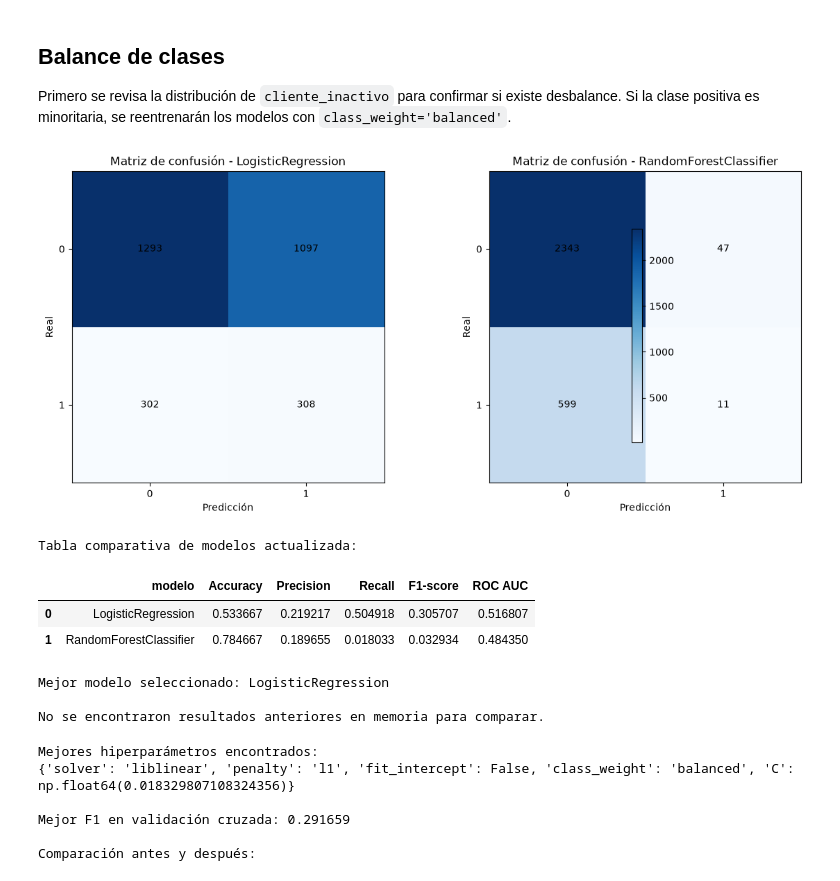
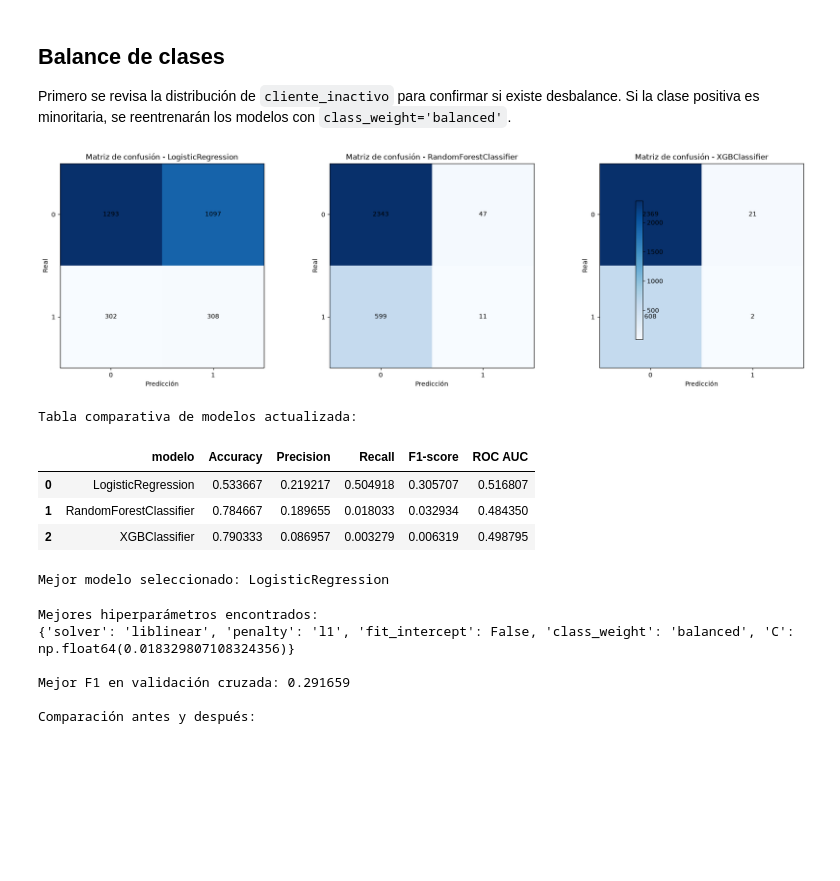
Before and after one commit to cristopfer/Analitica_Datos_01, a Jupyter notebook: proyecto-andinaretail/notebooks/Notebook 03_predictivo.ipynb, the cells around one changed output. Saved outputs shown, nothing was run; the diff lists cells and outputs as text; code cells hidden in the pictures; blank space fills up the shorter version.

Commit message:
Add XGBoost models to regression and classification pipelines

```diff
--- a/proyecto-andinaretail/notebooks/Notebook 03_predictivo.ipynb
+++ b/proyecto-andinaretail/notebooks/Notebook 03_predictivo.ipynb
@@ -827,40 +856,22 @@ Se detectó desbalance. Se usará class_weight="balanced" en ambos modelos.
 
 Primero se revisa la distribución de `cliente_inactivo` para confirmar si existe desbalance. Si la clase positiva es minoritaria, se reentrenarán los modelos con `class_weight='balanced'`.
 # %%
-import matplotlib.pyplot as plt
-from sklearn.ensemble import RandomForestClassifier
-from sklearn.linear_model import LogisticRegression
-from sklearn.metrics import accuracy_score, confusion_matrix, f1_score, precision_score, recall_score, roc_auc_score
+from xgboost import XGBClassifier
 
-# Guardar el último resultado disponible para comparar con el reentrenamiento actual
-resultados_clasificacion_previas = resultados_clasificacion.copy() if 'resultados_clasificacion' in globals() else None
-
-# Aplicar el pipeline de preprocesamiento ya creado
-X_train_clasificacion_preparado = pipeline_preprocesamiento_clasificacion.fit_transform(X_train_clasificacion)
-X_test_clasificacion_preparado = pipeline_preprocesamiento_clasificacion.transform(X_test_clasificacion)
-
-# Convertir a denso solo si el resultado viene en formato disperso
-if hasattr(X_train_clasificacion_preparado, 'toarray'):
-    X_train_clasificacion_preparado = X_train_clasificacion_preparado.toarray()
-    X_test_clasificacion_preparado = X_test_clasificacion_preparado.toarray()
-
-# Entrenamiento de modelos solicitados con ponderación balanceada
-modelo_logit = LogisticRegression(max_iter=1000, random_state=42, class_weight='balanced')
-modelo_logit.fit(X_train_clasificacion_preparado, y_train_clasificacion)
-pred_logit = modelo_logit.predict(X_test_clasificacion_preparado)
-proba_logit = modelo_logit.predict_proba(X_test_clasificacion_preparado)[:, 1]
-
-modelo_rf_clasificacion = RandomForestClassifier(
+# Entrenamiento de XGBClassifier con ponderación balanceada
+modelo_xgb_clasificacion = XGBClassifier(
     n_estimators=200,
+    learning_rate=0.1,
+    max_depth=6,
     random_state=42,
     n_jobs=-1,
-    class_weight='balanced'
+    scale_pos_weight=1  # útil para clases desbalanceadas
 )
-modelo_rf_clasificacion.fit(X_train_clasificacion_preparado, y_train_clasificacion)
-pred_rf_clasificacion = modelo_rf_clasificacion.predict(X_test_clasificacion_preparado)
-proba_rf_clasificacion = modelo_rf_clasificacion.predict_proba(X_test_clasificacion_preparado)[:, 1]
+modelo_xgb_clasificacion.fit(X_train_clasificacion_preparado, y_train_clasificacion)
+pred_xgb_clasificacion = modelo_xgb_clasificacion.predict(X_test_clasificacion_preparado)
+proba_xgb_clasificacion = modelo_xgb_clasificacion.predict_proba(X_test_clasificacion_preparado)[:, 1]
 
-# Evaluación actual
+# Evaluación actual (agregamos XGBClassifier)
 resultados_clasificacion = pd.DataFrame([
     {
         'modelo': 'LogisticRegression',
@@ -876,63 +887,53 @@ resultados_clasificacion = pd.DataFrame([
         'Precision': precision_score(y_test_clasificacion, pred_rf_clasificacion, zero_division=0),
         'Recall': recall_score(y_test_clasificacion, pred_rf_clasificacion, zero_division=0),
         'F1-score': f1_score(y_test_clasificacion, pred_rf_clasificacion, zero_division=0),
         'ROC AUC': roc_auc_score(y_test_clasificacion, proba_rf_clasificacion)
+    },
+    {
+        'modelo': 'XGBClassifier',
+        'Accuracy': accuracy_score(y_test_clasificacion, pred_xgb_clasificacion),
+        'Precision': precision_score(y_test_clasificacion, pred_xgb_clasificacion, zero_division=0),
+        'Recall': recall_score(y_test_clasificacion, pred_xgb_clasificacion, zero_division=0),
+        'F1-score': f1_score(y_test_clasificacion, pred_xgb_clasificacion, zero_division=0),
+        'ROC AUC': roc_auc_score(y_test_clasificacion, proba_xgb_clasificacion)
     }
 ]).sort_values(by=['F1-score', 'ROC AUC'], ascending=[False, False]).reset_index(drop=True)
 
 mejor_modelo_clasificacion = resultados_clasificacion.iloc[0]['modelo']
 
-# Matrices de confusión actuales
-matriz_confusion_logit = confusion_matrix(y_test_clasificacion, pred_logit)
-matriz_confusion_rf = confusion_matrix(y_test_clasificacion, pred_rf_clasificacion)
+# Matriz de confusión para XGBClassifier
+matriz_confusion_xgb = confusion_matrix(y_test_clasificacion, pred_xgb_clasificacion)
 
-fig, axes = plt.subplots(1, 2, figsize=(12, 5))
+fig, axes = plt.subplots(1, 3, figsize=(18, 5))
 for ax, matriz, titulo in [
     (axes[0], matriz_confusion_logit, 'LogisticRegression'),
-    (axes[1], matriz_confusion_rf, 'RandomForestClassifier')
+    (axes[1], matriz_confusion_rf, 'RandomForestClassifier'),
+    (axes[2], matriz_confusion_xgb, 'XGBClassifier')
 ]:
     im = ax.imshow(matriz, cmap='Blues')
     ax.set_title(f'Matriz de confusión - {titulo}')
     ax.set_xlabel('Predicción')
     ax.set_ylabel('Real')
     ax.set_xticks([0, 1])
     ax.set_yticks([0, 1])
     for i in range(matriz.shape[0]):
         for j in range(matriz.shape[1]):
             ax.text(j, i, matriz[i, j], ha='center', va='center', color='black')
 fig.colorbar(im, ax=axes.ravel().tolist(), shrink=0.8)
 plt.tight_layout()
 plt.show()
 
 print('Tabla comparativa de modelos actualizada:')
 display(resultados_clasificacion)
 print(f'\nMejor modelo seleccionado: {mejor_modelo_clasificacion}')
-
-# Comparación contra el resultado anterior si existe en memoria
-if resultados_clasificacion_previas is not None:
-    comparacion_resultados_clasificacion = resultados_clasificacion.merge(
-        resultados_clasificacion_previas,
-        on='modelo',
-        how='left',
-        suffixes=('_actual', '_anterior')
-    )
-    for metrica in ['Accuracy', 'Precision', 'Recall', 'F1-score', 'ROC AUC']:
-        comparacion_resultados_clasificacion[f'delta_{metrica}'] = (
-            comparacion_resultados_clasificacion[f'{metrica}_actual'] - comparacion_resultados_clasificacion[f'{metrica}_anterior']
-        )
-    print('\nComparación con los resultados anteriores:')
-    display(comparacion_resultados_clasificacion)
-else:
-    print('\nNo se encontraron resultados anteriores en memoria para comparar.')
 # %% [output]
-[figure, old version]
+[figure, new version]
 Tabla comparativa de modelos actualizada:
 |  | modelo | Accuracy | Precision | Recall | F1-score | ROC AUC |
 | 0 | LogisticRegression | 0.533667 | 0.219217 | 0.504918 | 0.305707 | 0.516807 |
 | 1 | RandomForestClassifier | 0.784667 | 0.189655 | 0.018033 | 0.032934 | 0.484350 |
+| 2 | XGBClassifier | 0.790333 | 0.086957 | 0.003279 | 0.006319 | 0.498795 |
 Mejor modelo seleccionado: LogisticRegression
-
-No se encontraron resultados anteriores en memoria para comparar.
 # %%
 from sklearn.ensemble import RandomForestClassifier
 from sklearn.linear_model import LogisticRegression
```
Also changed, not shown: parts of 1 cell of this notebook.
